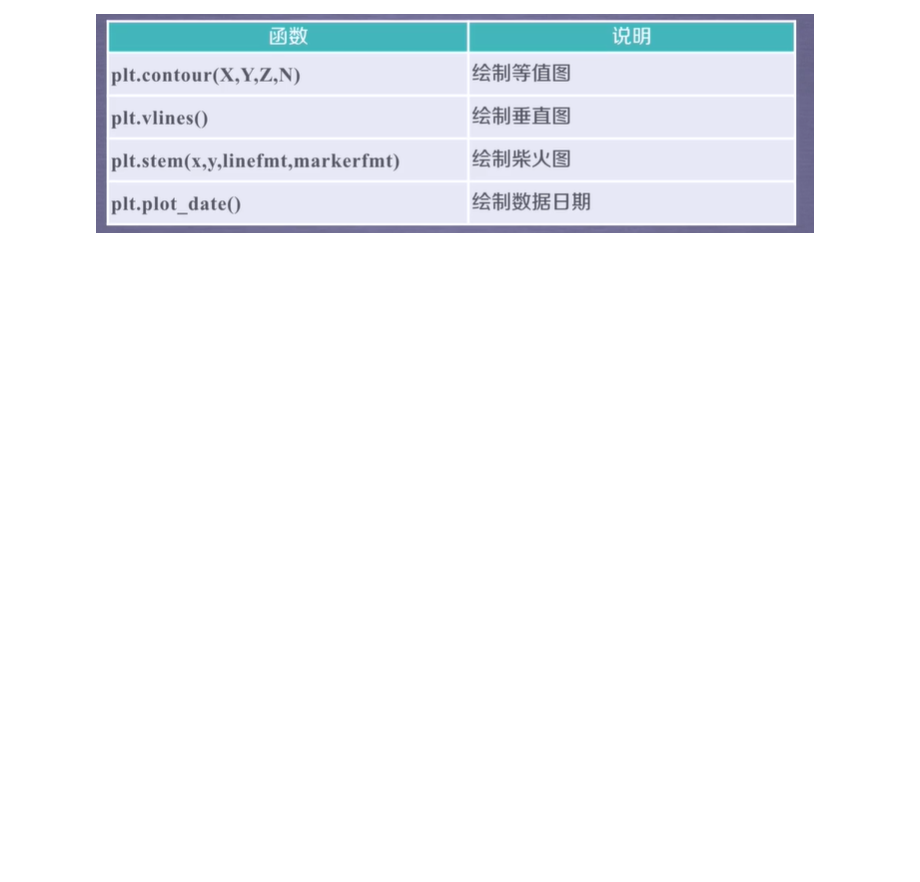
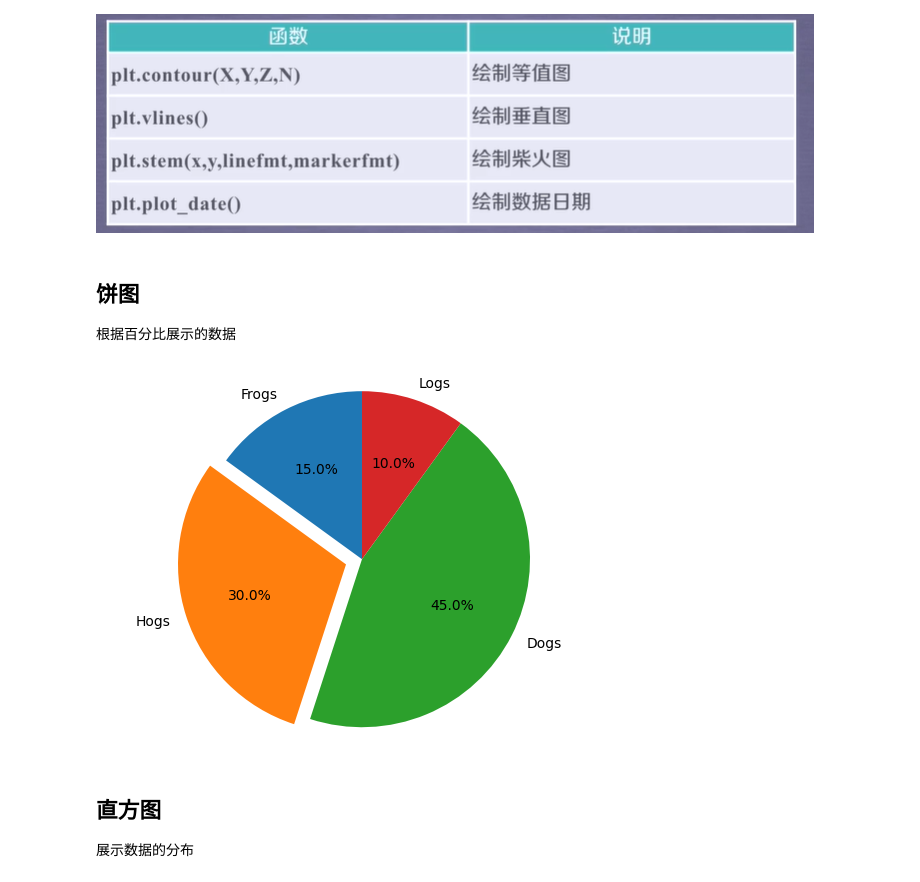
Before and after one commit to ylc-1124/DeepLearning_d2l, a Jupyter notebook: 2 预备知识/2.8 Matplotlib基础图表.ipynb, the cells around one changed output. Saved outputs shown, nothing was run; the diff lists cells and outputs as text; code cells hidden in the pictures; blank space fills up the shorter version.

```diff
--- a/2 预备知识/2.8 Matplotlib基础图表.ipynb
+++ b/2 预备知识/2.8 Matplotlib基础图表.ipynb
@@ -2,3 +4,6 @@
 ![image.png](attachment:image.png)
 ![image-2.png](attachment:image-2.png)
 ![image-3.png](attachment:image-3.png)
+# %% [markdown]
+## 饼图
+根据百分比展示的数据
@@ -4,0 +12,19 @@
+# %%
+labels = 'Frogs', 'Hogs', 'Dogs', 'Logs'
+# 每个标签对应的比例
+sizes = [15, 30, 45, 10]
+# 突出第二个标签
+explode = (0, 0.1, 0, 0)
+plt.pie(sizes, # 各个标签所占比例
+        explode=explode,  # 是否突出某个标签
+        labels=labels,  # 所有的标签
+        autopct='%.1f%%',  # 显示百分数的方式
+        shadow=False,  # 不带阴影就是二维饼图
+        startangle=90) # 饼图起始的角度
+plt.axis('equal')
+plt.show()
+# %% [output]
+[figure, added]
+# %% [markdown]
+## 直方图
+展示数据的分布
```
Also changed, not shown: parts of 9 cells of this notebook, 3 other files.
